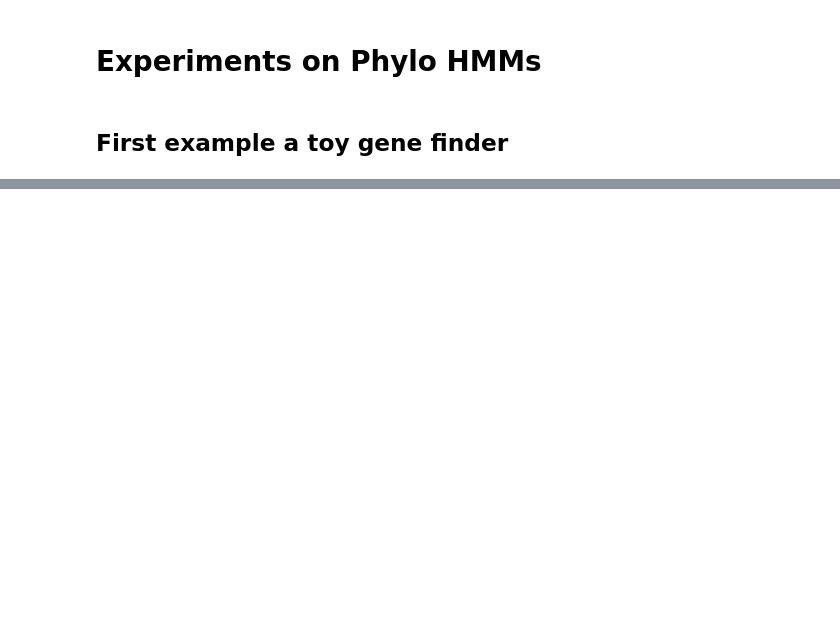
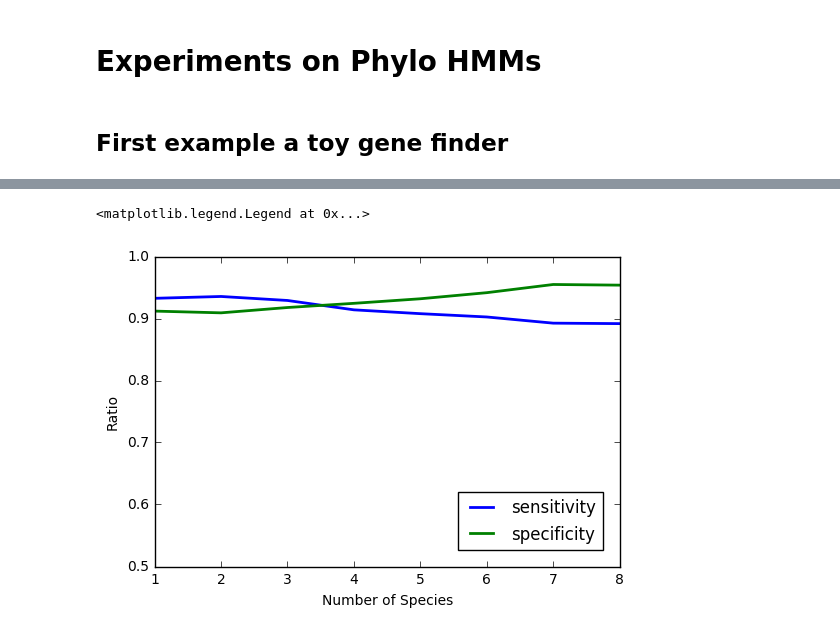
Before and after one commit to zaccharieramzi/phylo-hmm, a Jupyter notebook: pdt_experiments.ipynb, the cells around one changed output, grey strips where cells are left out. Drawn from its saved outputs; the diff is of its cells as text; code cells hidden in the pictures; blank space fills up the shorter version.

```diff
--- a/pdt_experiments.ipynb
+++ b/pdt_experiments.ipynb
@@ -175,0 +50,19 @@ subtree
+# %%
+# MONTE-CARLO PARAMETERS
+n_nucleotids = 1000
+n_simulations = 50
+# %%
+np.seterr(all='warn')
+precision = np.zeros((n_simulations, n_species))
+sensitivity = np.zeros((n_simulations, n_species))
+specificity = np.zeros((n_simulations, n_species))
+for n in range(n_simulations):
+    for i,sub_indices in enumerate(
+        [[5],[1,5],[1,4,5],[1,4,5,8],[1,2,4,5,8],[1,2,3,4,5,8],[1,2,3,4,5,7,8],range(1,9)]):
+
+        precision[n, i], sensitivity[n, i], specificity[n, i] = single_decoding_routine(tree_path, n_nucleotids, alphabet, A,
+                            b, n_species, pi, kappa, alg='viterbi',
+                            list_of_species=sub_indices)
+        # Precision
+
+    print("Simulation n°{:d}".format(n))
@@ -175,0 +87,19 @@ subtree
+# %%
+axes = plt.gca()
+# axes.set_xlim([xmin,xmax])
+axes.set_ylim([0.5, 1])
+plt.ylabel('Ratio')
+plt.xlabel('Number of Species')
+handles= [
+    #plt.plot(range(1, n_species+1), precision.mean(axis=0),
+    #         linewidth=2),
+    plt.plot(range(1, n_species+1), sensitivity.mean(axis=0),
+             linewidth=2),
+    plt.plot(range(1, n_species+1), specificity.mean(axis=0),
+             linewidth=2)
+    ]
+plt.legend(handles, labels=["sensitivity", "specificity"], #labels=["precision", "sensitivity", "specificity"],
+           loc=4, borderaxespad=1)
+# %% [output]
+<matplotlib.legend.Legend at 0x...>
+[figure, added]
```
Also changed, not shown: parts of 9 cells of this notebook, 1 other file.
